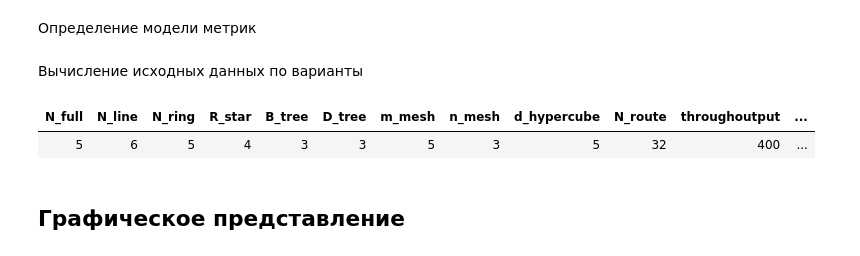
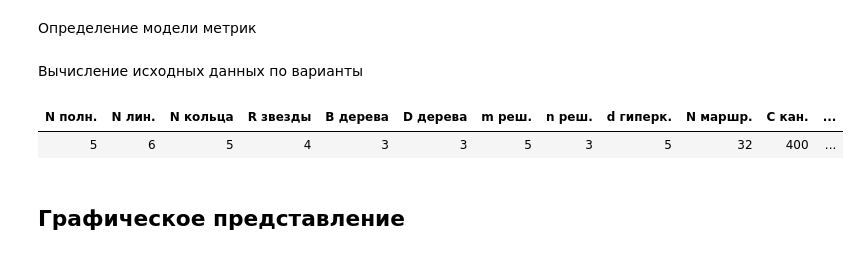
Before and after one commit to n0emo/uni, a Jupyter notebook: bachelors/term-8/information-system-architecture/lab-2/lab.ipynb, the cells around one changed output. Cells and saved outputs as stored; diff of their text form; code cells hidden in the pictures.

```diff
--- a/bachelors/term-8/information-system-architecture/lab-2/lab.ipynb
+++ b/bachelors/term-8/information-system-architecture/lab-2/lab.ipynb
@@ -20,6 +20,9 @@ import numpy as np
 Функции отображения табличных данных
 # %%
 def render_cell(cell):
+    cell = getattr(cell, "item", lambda: cell)()  # 0-мерные массивы numpy
+    if isinstance(cell, float):
+        cell = f"{cell:.3f}".rstrip("0").rstrip(".")
     return f"        <td>{cell}</td>\n"
 
 
@@ -109,28 +112,44 @@ class VariantData:
 # %%
 #| tbl-cap: "Исходные данные по варианту"
 def get_variant_data(group, number):
     G = int("ИВБ-211"[-3:])
     S = number % 100
     return VariantData(
         N_full=(G % 7) + 4,
         N_line=(G % 6) + 5,
         N_ring=(G % 5) + 4,
         R_star=(S % 4) + 3,
         B_tree=(G % 3) + 2,
         D_tree=(S % 3) + 2,
         m_mesh=(G % 4) + 2,
         n_mesh=(S % 4) + 2,
         d_hypercube=(G % 4) + 2,
         N_route=2 ** ((G % 4) + 2),
         throughoutput=((S % 5) + 1) * 100,
         shift_S = number % 10
     )
 
 
 d = get_variant_data("ИВБ-211", 13)
-display_table([d])
+display_table(
+    [d],
+    [
+        "N полн.",
+        "N лин.",
+        "N кольца",
+        "R звезды",
+        "B дерева",
+        "D дерева",
+        "m реш.",
+        "n реш.",
+        "d гиперк.",
+        "N маршр.",
+        "C кан.",
+        "S сдвига",
+    ],
+)
 # %% [output]
-| N_full | N_line | N_ring | R_star | B_tree | D_tree | m_mesh | n_mesh | d_hypercube | N_route | throughoutput | ... |
+| N полн. | N лин. | N кольца | R звезды | B дерева | D дерева | m реш. | n реш. | d гиперк. | N маршр. | C кан. | ... |
 | 5 | 6 | 5 | 4 | 3 | 3 | 5 | 3 | 5 | 32 | 400 | ... |
 # %% [markdown]
 ## Графическое представление
```
Also changed, not shown: parts of 7 cells of this notebook.
